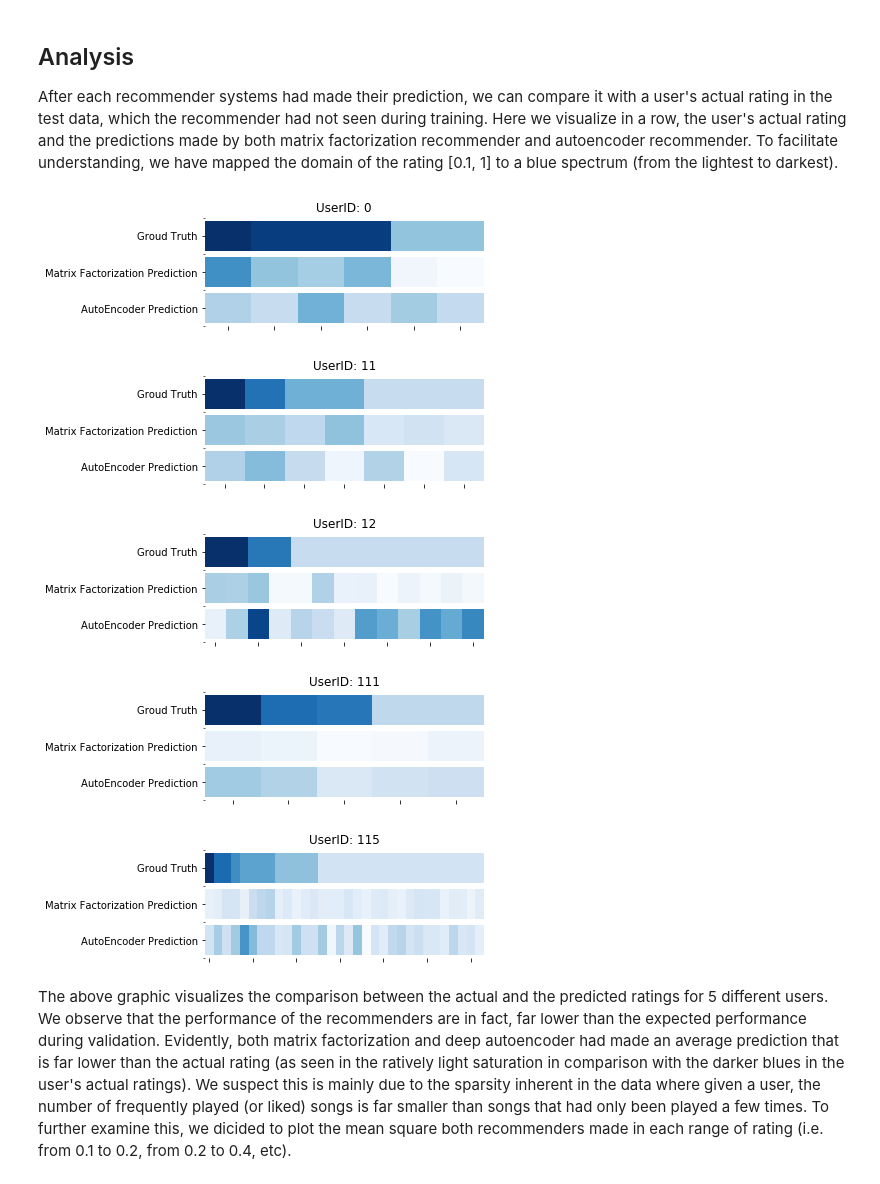
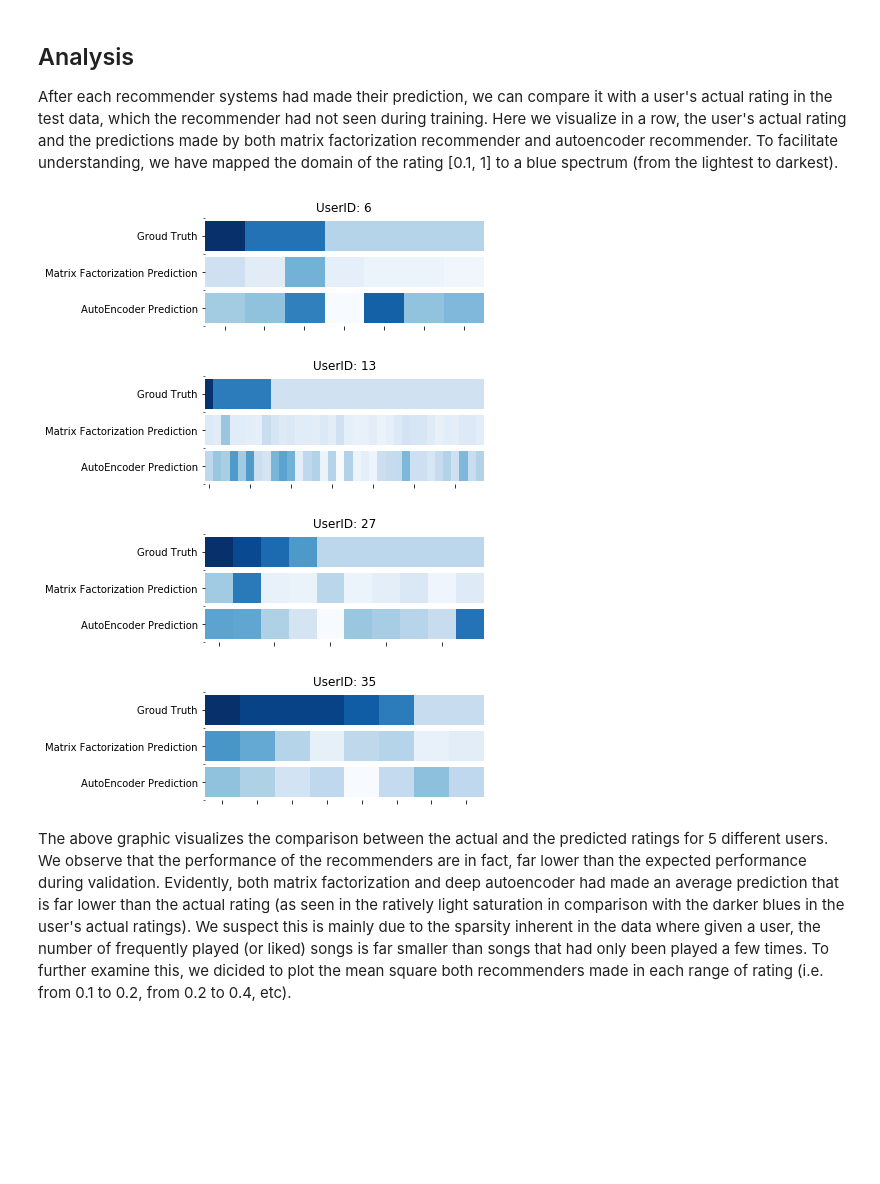
Before and after one commit to CMU15688TP/RecommenderSystem_CMU15688TP, a Jupyter notebook: Final_project.ipynb, the cells around one changed output. Drawn from its saved outputs; the diff is of its cells as text; code cells hidden in the pictures; blank space fills up the shorter version.

```diff
--- a/Final_project.ipynb
+++ b/Final_project.ipynb
@@ -764,75 +826,55 @@ After each recommender systems had made their prediction, we can compare it with
 # %%
 from matplotlib import colors
 import matplotlib.pyplot as plt
 
 def plotMatrix(lst, user_id):
     temp = [i for i in lst]
     lst = temp
     fig, ax = plt.subplots(1, 1)
     ax.spines['right'].set_visible(False)
     ax.spines['top'].set_visible(False)
     ax.spines['left'].set_visible(False)
     ax.spines['bottom'].set_visible(False)
 
     fig.set_size_inches(5, 2)
     intersection_matrix = np.array(lst)
 
     ax.imshow(intersection_matrix, cmap=plt.cm.Blues, aspect='auto', interpolation='nearest')
     ax.set_yticks(np.arange(-0.5, 3, 1), minor=True);
     ax.grid(which='minor', color='w', linestyle='-', linewidth=6)
 
     labels = ['Groud Truth', 'Matrix Factorization Prediction', 'AutoEncoder Prediction']
 
     ax.set_yticks(np.arange(len(labels)))
     ax.set_yticklabels(labels)
     ax.set_xticklabels([])
 
-#     for i in range():
-#         for j in range(10):
-#             text = ax.text(j, i, intersection_matrix[i, j], ha="center", va="center", color="r")
-
     ax.set_title("UserID: %s" % user_id)
 
-def sortby(X, Y):
-    return [y for x, y in sorted(zip(X, Y), reverse=True, key=lambda x: x[0])]
+
+def predictionCompare(user_id):
+    rating_threshold = 0
+    actual = test_data[user_id]
+    pred_MF_usr = pred_MF[user_id]
+    pred_AE_usr = pred_AE[user_id]
+    idx = np.where(actual > rating_threshold)
+
+    # sort prediction by sorted test_data
+    _actual = sorted(actual[idx], reverse=True)
+    _pred_MF_usr = sortby(actual[idx], pred_MF_usr[idx])
+    _pred_AE_usr = sortby(actual[idx], pred_AE_usr[idx])
+
+    plotMatrix([_actual, _pred_MF_usr, _pred_AE_usr], user_id)
+
+predictionCompare(6)
+predictionCompare(13)
+predictionCompare(27)
+predictionCompare(35)
+# %% [output]
+[figure, added]
+[figure, added]
+[figure, added]
+[figure, added]
-# %%
-def predictionCompare(user_id):
-    rating_threshold = 0
-    actual = test_data[user_id]
-    pred_MF_usr = pred_MF[user_id]
-    pred_AE_usr = pred_AE[user_id]
-    idx = np.where(actual > rating_threshold)
-
-    # print unsorted prediction
-    # print("Actual Rating: ", actual[idx])
-    # print("MF Prediction: ", pred_MF_usr[idx])
-    # print("AE Prediction: ", pred_AE_usr[idx])
-
-    # sort prediction by sorted test_data
-    _actual = sorted(actual[idx], reverse=True)
-    _pred_MF_usr = sortby(actual[idx], pred_MF_usr[idx])
-    _pred_AE_usr = sortby(actual[idx], pred_AE_usr[idx])
-
-
-    # print sorted prediction
-    # print("Actual Rating: ", sorted(actual[idx], reverse=True))
-    # print("MF Prediction: ", sortby(actual[idx], pred_MF_usr[idx]))
-    # print("AE Prediction: ", sortby(actual[idx], pred_AE_usr[idx]))
-
-    plotMatrix([_actual, _pred_MF_usr, _pred_AE_usr], user_id)
-
-
-predictionCompare(0)
-predictionCompare(11)
-predictionCompare(12)
-predictionCompare(111)
-predictionCompare(115)
-# %% [output]
-[figure, removed]
-[figure, removed]
-[figure, removed]
-[figure, removed]
-[figure, removed]
 # %% [markdown]
 The above graphic visualizes the comparison between the actual and the predicted ratings for 5 different users. We observe that the performance of the recommenders are in fact, far lower than the expected performance during validation. Evidently, both matrix factorization and deep autoencoder had made an average prediction that is far lower than the actual rating (as seen in the ratively light saturation in comparison with the darker blues in the user's actual ratings). We suspect this is mainly due to the sparsity inherent in the data where given a user, the number of frequently played (or liked) songs is far smaller than songs that had only been played a few times. To further examine this, we dicided to plot the mean square both recommenders made in each range of rating (i.e.  from 0.1 to 0.2, from 0.2 to 0.4, etc).
 # %%
```
Also changed, not shown: parts of 21 cells of this notebook.
